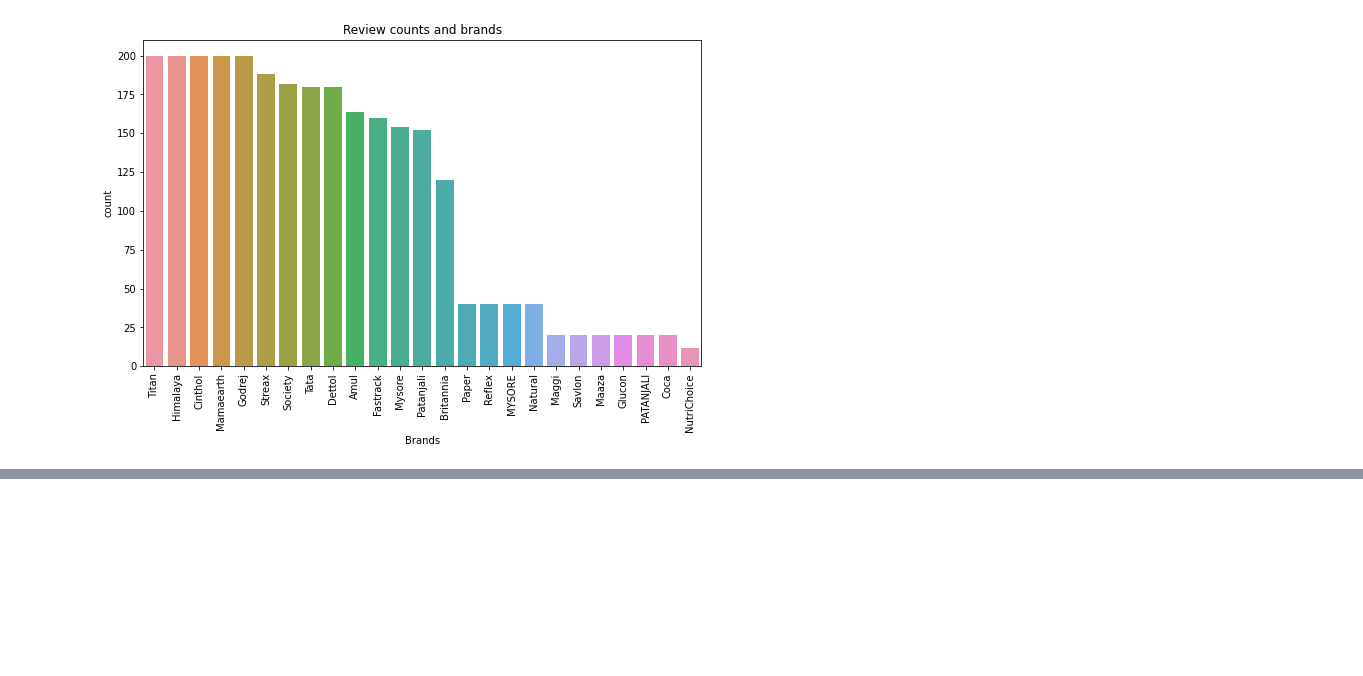
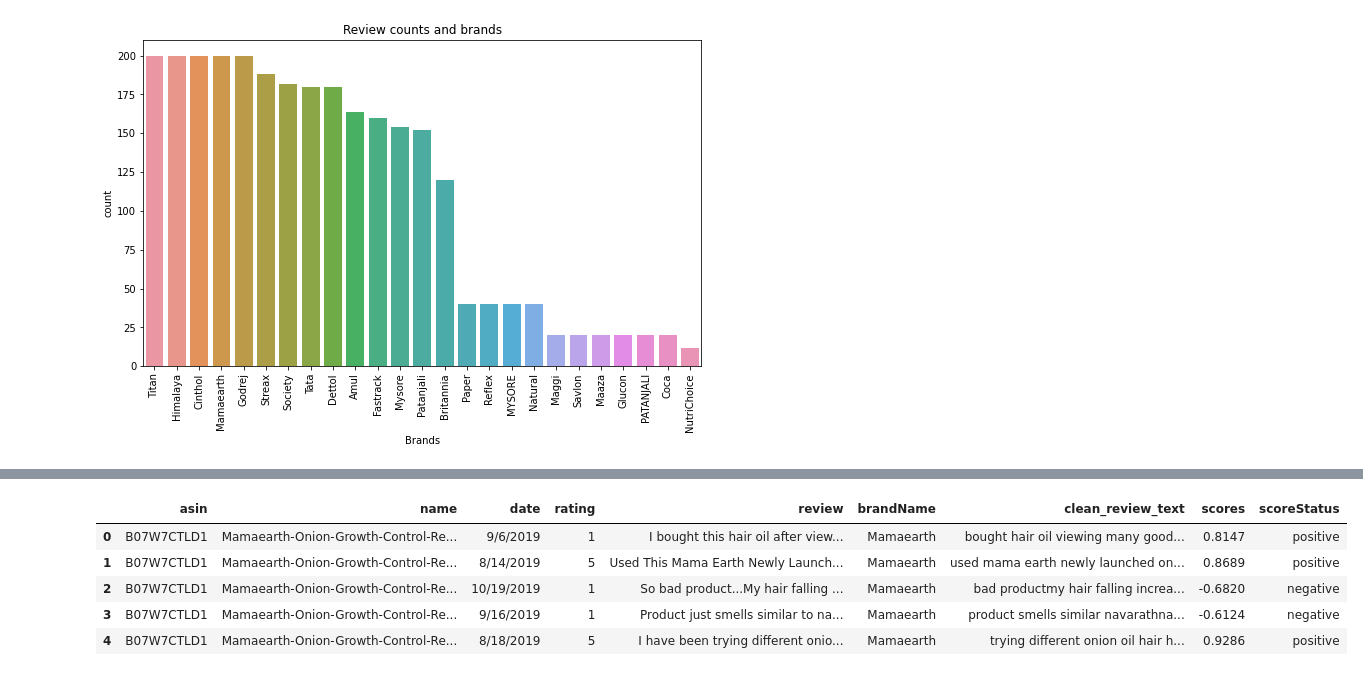
Before and after one commit to kshitij0209ag/Data-Science-Project_11_FEB_2022, a Jupyter notebook: Amazon_sentimental_Analysis.ipynb, the cells around one changed output, grey strips where cells are left out. Saved outputs shown, nothing was run; the diff lists cells and outputs as text; code cells hidden in the pictures; blank space fills up the shorter version.

```diff
--- a/Amazon_sentimental_Analysis.ipynb
+++ b/Amazon_sentimental_Analysis.ipynb
@@ -110,0 +139,21 @@ Hello world
+# %%
+from vaderSentiment.vaderSentiment import SentimentIntensityAnalyzer
+nltk.download('vader_lexicon')
+sentiment_model = SentimentIntensityAnalyzer()
+sentiment_scores = []
+sentiment_score_flag = []
+for text in df['clean_review_text']:
+    sentimentResults = sentiment_model.polarity_scores(text)
+    sentiment_score = sentimentResults["compound"]
+    sentiment_scores.append(sentiment_score)
+    if sentimentResults['compound'] >= 0.05:
+        sentiment_score_flag.append('positive')
+    elif sentimentResults['compound'] <= -0.05:
+        sentiment_score_flag.append('negative')
+    else:
+        sentiment_score_flag.append('neutral')
+
+df['scores'] = sentiment_scores
+df['scoreStatus'] = sentiment_score_flag
+df.head()
+# %% [output]
@@ -110,0 +162,6 @@ Hello world
+|  | asin | name | date | rating | review | brandName | clean_review_text | scores | scoreStatus |
+| 0 | B07W7CTLD1 | Mamaearth-Onion-Growth-Control-Re... | 9/6/2019 | 1 | I bought this hair oil after view... | Mamaearth | bought hair oil viewing many good... | 0.8147 | positive |
+| 1 | B07W7CTLD1 | Mamaearth-Onion-Growth-Control-Re... | 8/14/2019 | 5 | Used This Mama Earth Newly Launch... | Mamaearth | used mama earth newly launched on... | 0.8689 | positive |
+| 2 | B07W7CTLD1 | Mamaearth-Onion-Growth-Control-Re... | 10/19/2019 | 1 | So bad product...My hair falling ... | Mamaearth | bad productmy hair falling increa... | -0.6820 | negative |
+| 3 | B07W7CTLD1 | Mamaearth-Onion-Growth-Control-Re... | 9/16/2019 | 1 | Product just smells similar to na... | Mamaearth | product smells similar navarathna... | -0.6124 | negative |
+| 4 | B07W7CTLD1 | Mamaearth-Onion-Growth-Control-Re... | 8/18/2019 | 5 | I have been trying different onio... | Mamaearth | trying different onion oil hair h... | 0.9286 | positive |
```
Also changed, not shown: parts of 14 cells of this notebook.
